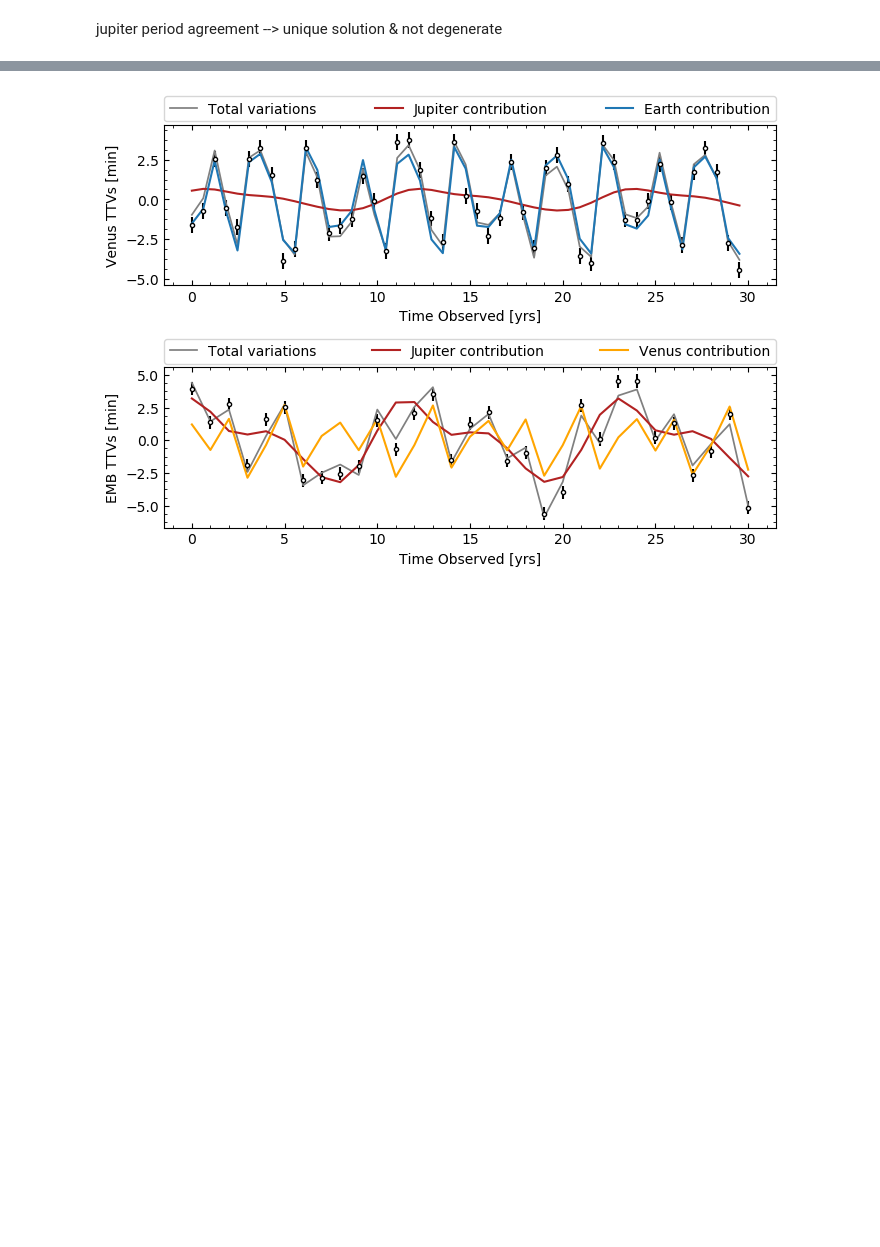
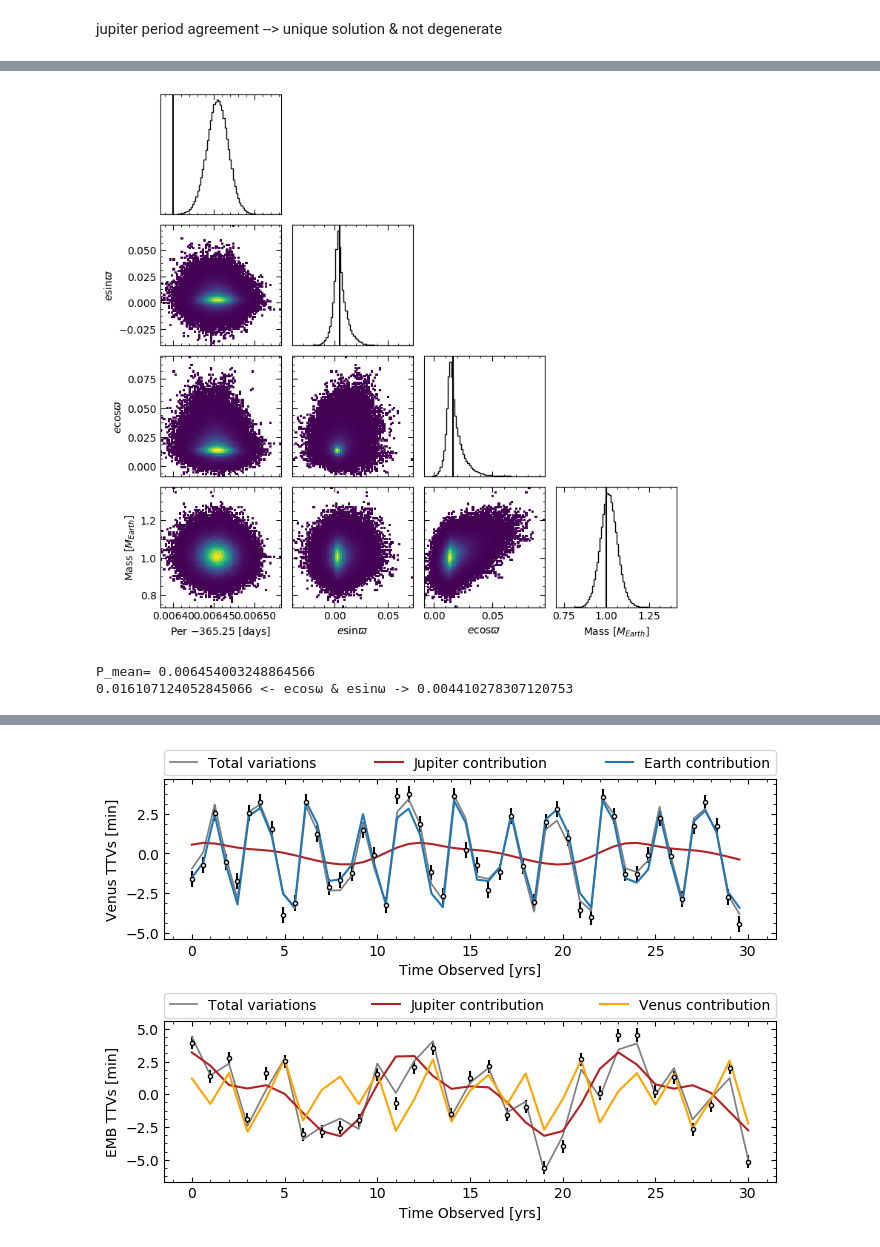
Before and after one commit to bmlindor/ttv_ss, a Jupyter notebook: test.ipynb, the cells around one changed output, grey strips where cells are left out. Saved outputs shown, nothing was run; the diff lists cells and outputs as text; code cells hidden in the pictures; blank space fills up the shorter version.

```diff
--- a/test.ipynb
+++ b/test.ipynb
@@ -334,0 +205,7 @@ plot_orbits(3,false)
+# %%
+include("corner_plot.jl")
+corner_planet(30.0,25.0,75,"earth")
+# %% [output]
+[figure, added]
+P_mean= 0.006454003248864566
+0.016107124052845066 <- ecosω & esinω -> 0.004410278307120753
```
Also changed, not shown: parts of 28 cells of this notebook, 44 other files.
